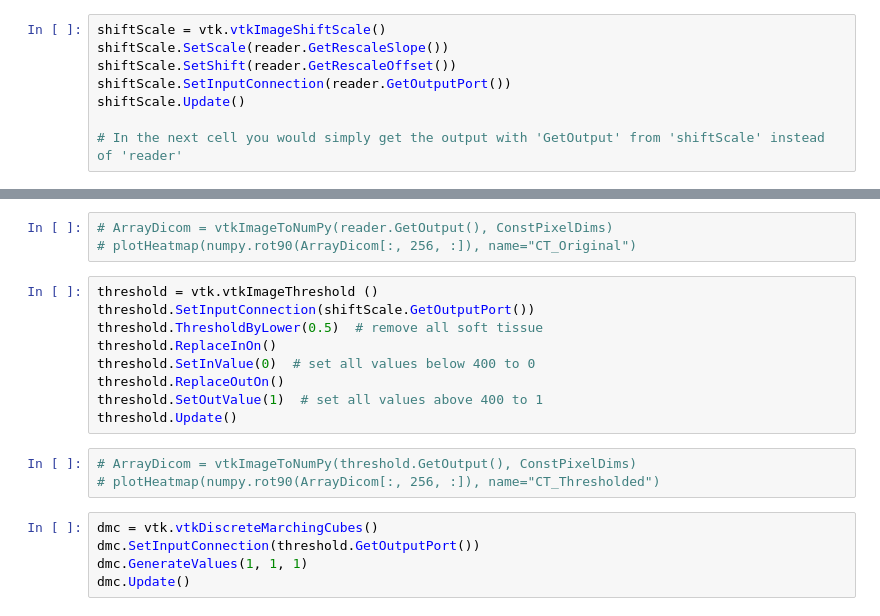
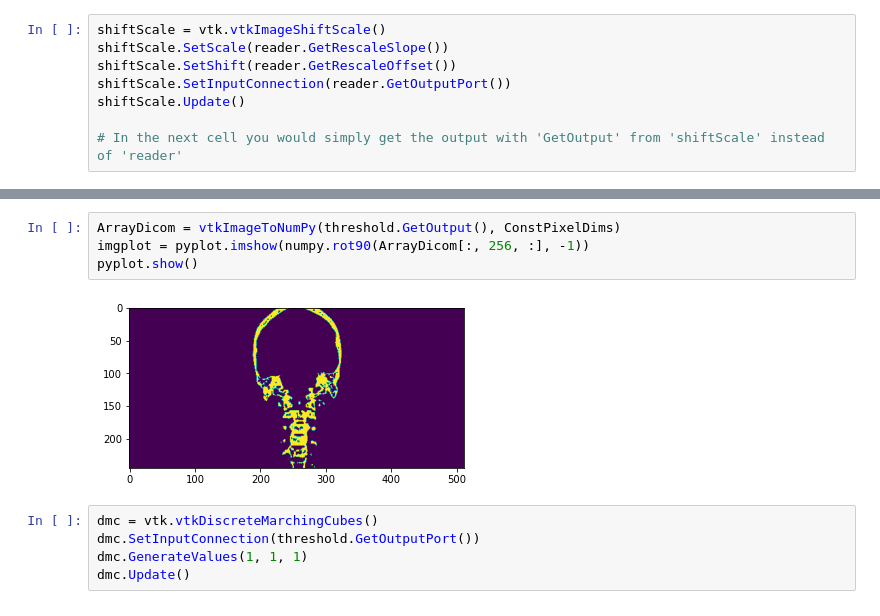
Before and after one commit to reidite/3D-Reconstruction-of-Individual-Anatomy-From-Medical-Image-Data, a Jupyter notebook: Demo/w2/SurfaceExtraction.ipynb, the cells around one changed output, grey strips where cells are left out. Drawn from its saved outputs; the diff is of its cells as text.

```diff
--- a/Demo/w2/SurfaceExtraction.ipynb
+++ b/Demo/w2/SurfaceExtraction.ipynb
@@ -75,18 +78,9 @@ shiftScale.Update()
 # %%
-# ArrayDicom = vtkImageToNumPy(reader.GetOutput(), ConstPixelDims)
-# plotHeatmap(numpy.rot90(ArrayDicom[:, 256, :]), name="CT_Original")
+ArrayDicom = vtkImageToNumPy(threshold.GetOutput(), ConstPixelDims)
+imgplot = pyplot.imshow(numpy.rot90(ArrayDicom[:, 256, :], -1))
+pyplot.show()
+# %% [output]
+[figure, added]
-# %%
-threshold = vtk.vtkImageThreshold ()
-threshold.SetInputConnection(shiftScale.GetOutputPort())
-threshold.ThresholdByLower(0.5)  # remove all soft tissue
-threshold.ReplaceInOn()
-threshold.SetInValue(0)  # set all values below 400 to 0
-threshold.ReplaceOutOn()
-threshold.SetOutValue(1)  # set all values above 400 to 1
-threshold.Update()
-# %%
-# ArrayDicom = vtkImageToNumPy(threshold.GetOutput(), ConstPixelDims)
-# plotHeatmap(numpy.rot90(ArrayDicom[:, 256, :]), name="CT_Thresholded")
 # %%
 dmc = vtk.vtkDiscreteMarchingCubes()
 dmc.SetInputConnection(threshold.GetOutputPort())
```
Also changed, not shown: parts of 8 cells of this notebook, 2 other files.
